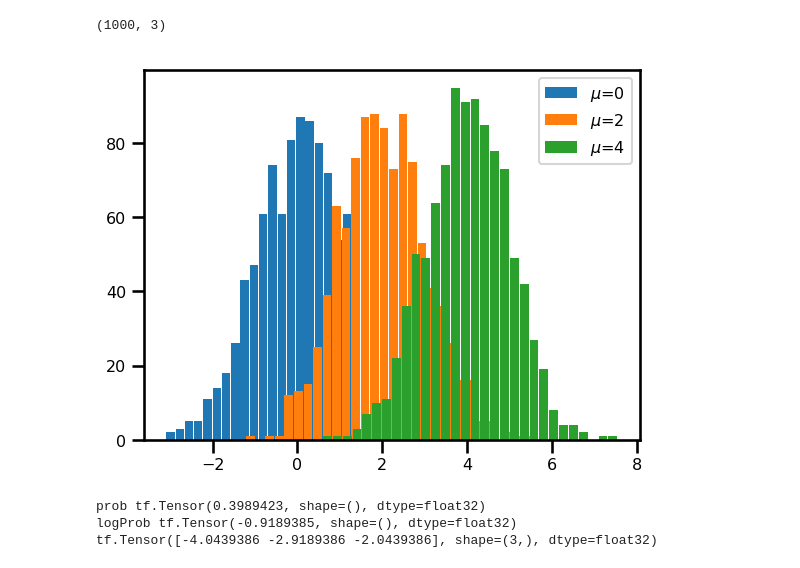
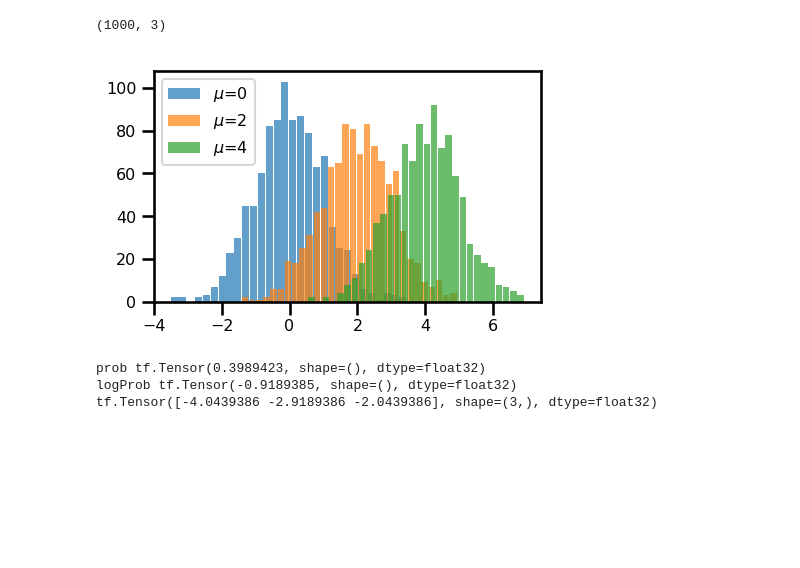
Before and after one commit to ayushmangupta/TF2, a Jupyter notebook: TFP_1.ipynb, the cells around one changed output. Saved outputs shown, nothing was run; the diff lists cells and outputs as text; code cells hidden in the pictures; blank space fills up the shorter version.

```diff
--- a/TFP_1.ipynb
+++ b/TFP_1.ipynb
@@ -106,12 +107,13 @@ print(samples.shape)
 # %% [output]
 (1000, 3)
 # %%
+plt.figure(figsize=(5,3))
 for i in range(3):
-  plt.hist(samples[:,i],rwidth=.9,bins=30,label=r"$ \mu $="+str(i*2))
+  plt.hist(samples[:,i],rwidth=.9,bins=30,label=r"$ \mu $="+str(i*2),alpha=.7)
 plt.legend()
 plt.show()
 # %% [output]
-[figure, old version]
+[figure, new version]
 # %%
 # probability and log prob of a point
 print("prob",norm_dist.prob(0.0))
```
Also changed, not shown: parts of 25 cells of this notebook.
